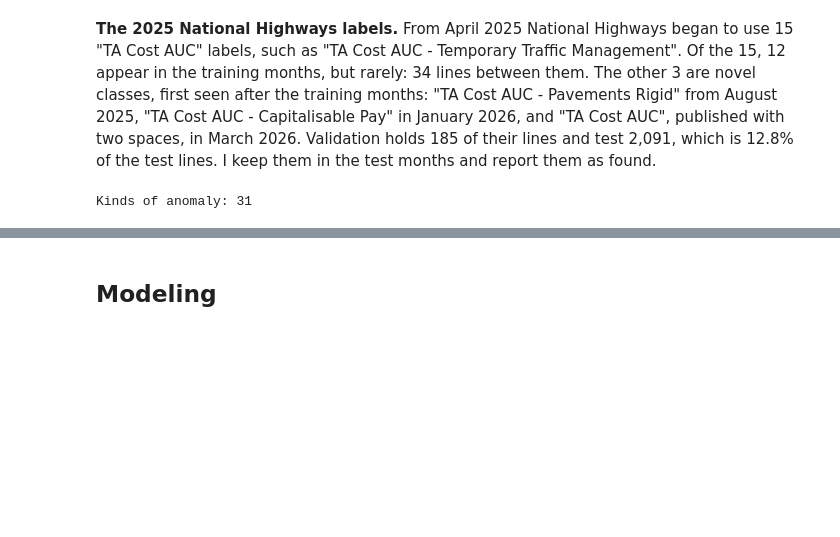
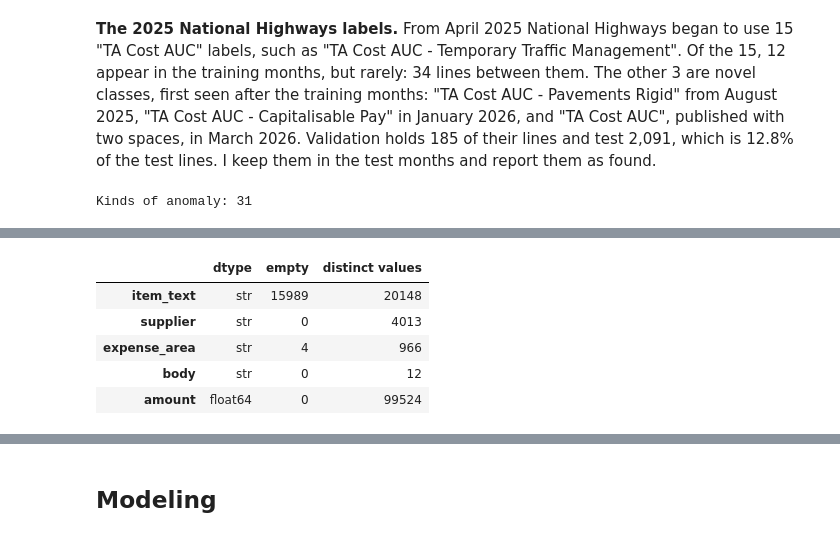
Before and after one commit to PaddyGilliland1/applied-machine-learning-project, a Jupyter notebook: modeling.ipynb, the cells around one changed output, grey strips where cells are left out. Drawn from its saved outputs; the diff is of its cells as text; code cells hidden in the pictures; blank space fills up the shorter version.

```diff
--- a/modeling.ipynb
+++ b/modeling.ipynb
@@ -1186,0 +1693,28 @@ Every treatment in the list is a proposal until it is ruled on, and Task 3 appli
+# %%
+def final_labels(frame, spellings, merges, column="Expense Type"):
+    """Return each row's label after the merges.
+
+    A label takes its standard spelling, and then, where it is the short
+    side of a pair merged by confirm_pairs, the label it was merged into.
+    Blank labels stay blank. None of the inputs is changed.
+
+    Parameters
+    ----------
+    frame : pandas.DataFrame
+        One row per line.
+    spellings : pandas.Series
+        From standard_spellings.
+    merges : pandas.DataFrame
+        From confirm_pairs.
+    column : str, default "Expense Type"
+        The label column.
+
+    Returns
+    -------
+    pandas.Series
+        On frame's index, named "label".
+    """
+    chosen = merges[merges["decision"] == "merge"]
+    into = dict(zip(chosen["short label"], chosen["merged into"]))
+    labels = frame[column].map(spellings).fillna("")
+    return labels.replace(into).rename("label")
@@ -1186,0 +2045,17 @@ Every treatment in the list is a proposal until it is ruled on, and Task 3 appli
+# %%
+features = feature_frame(data[modelled], MARKERS, same_body=SAME_BODY)
+# I describe the inputs by counts only: the supplier column holds names.
+pd.DataFrame(
+    {
+        "dtype": features.dtypes.astype(str),
+        "empty": (features == "").sum(),
+        "distinct values": features.nunique(),
+    }
+)
+# %% [output]
+|  | dtype | empty | distinct values |
+| item_text | str | 15989 | 20148 |
+| supplier | str | 0 | 4013 |
+| expense_area | str | 4 | 966 |
+| body | str | 0 | 12 |
+| amount | float64 | 0 | 99524 |
```
Also changed, not shown: parts of 26 cells of this notebook.
